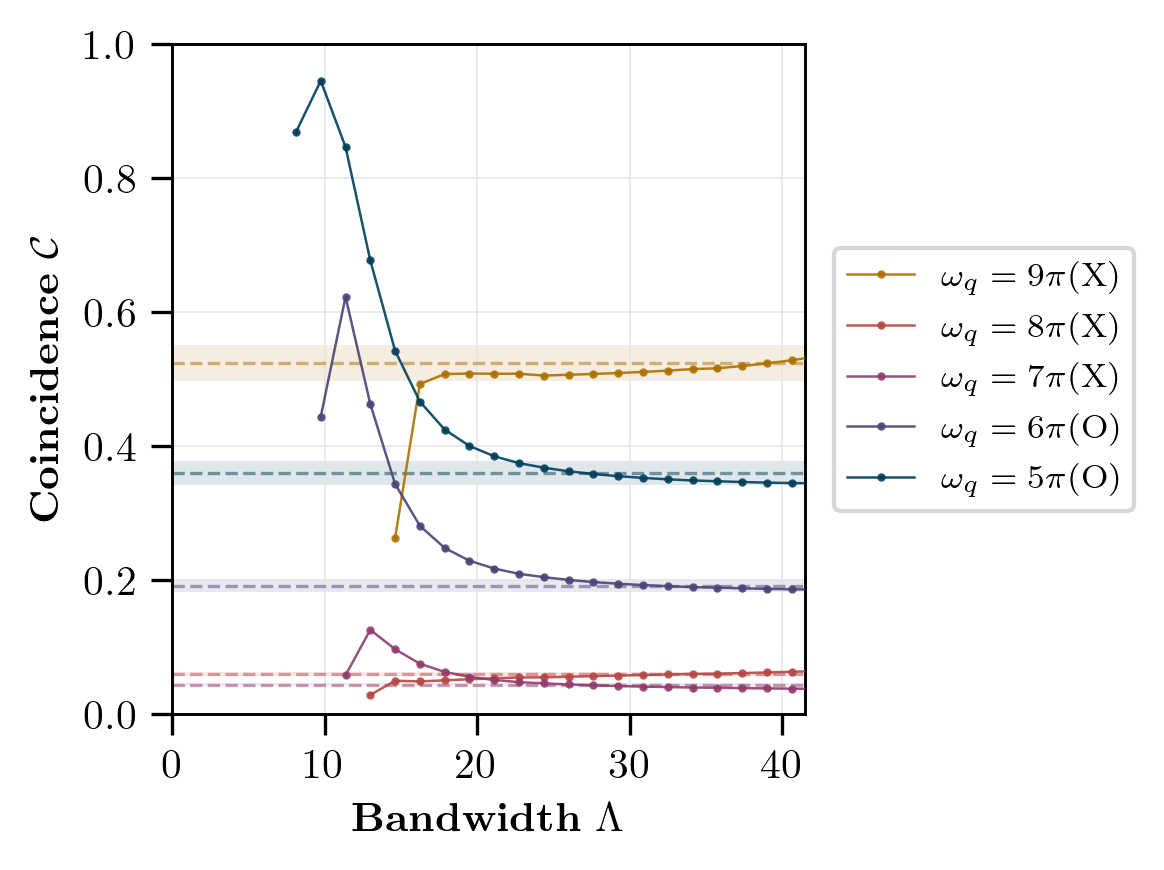
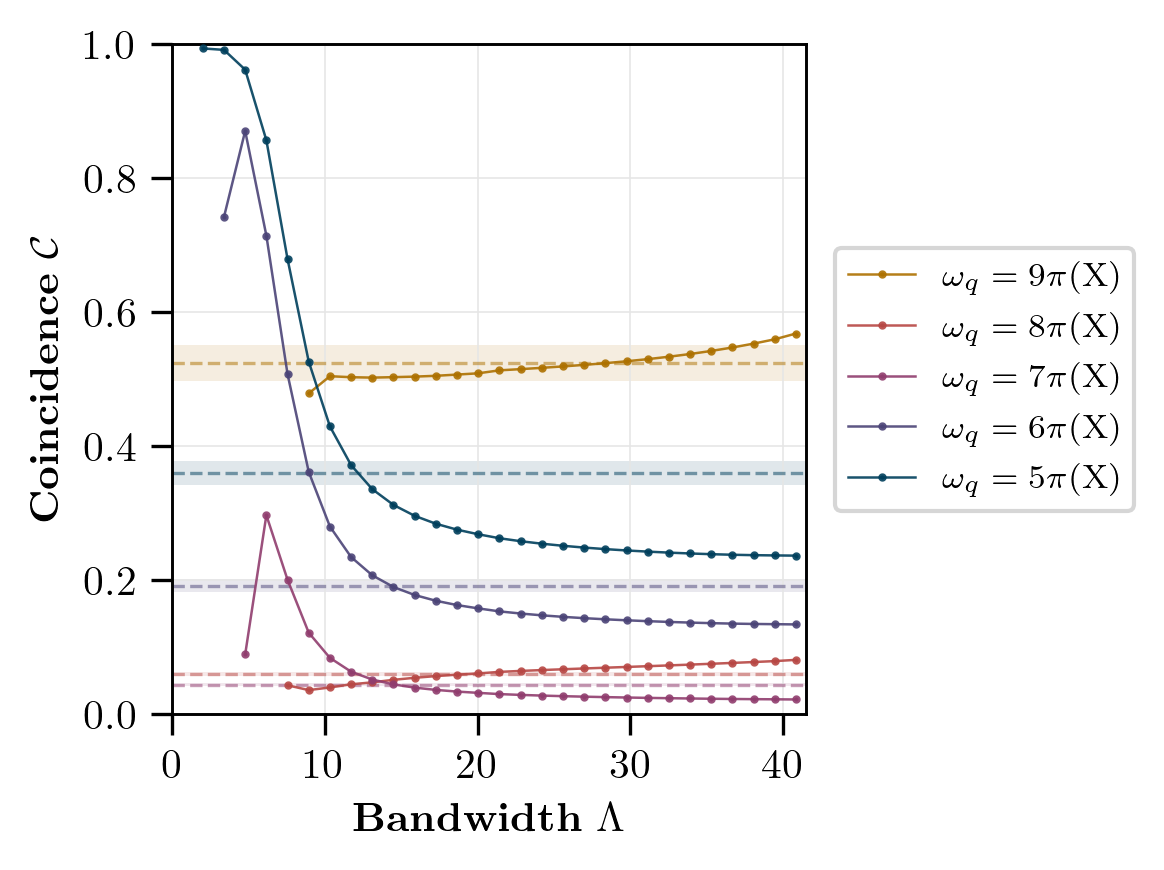
The notebook cell's code change between the first figure and the second:
--- before
+++ after
@@ -89,4 +89,4 @@
 
 plt.tight_layout()
-#plt.savefig("../results/fig/coincidence_vs_bandwith__experiment_"+str(omega_ref_index)+".pdf", bbox_inches="tight")
+plt.savefig("../results/fig/coincidence_vs_bandwith_experiment_irfixed_"+str(index_experiment)+".pdf", bbox_inches="tight")
 plt.show()

Commit: backup csv files first order renormalization